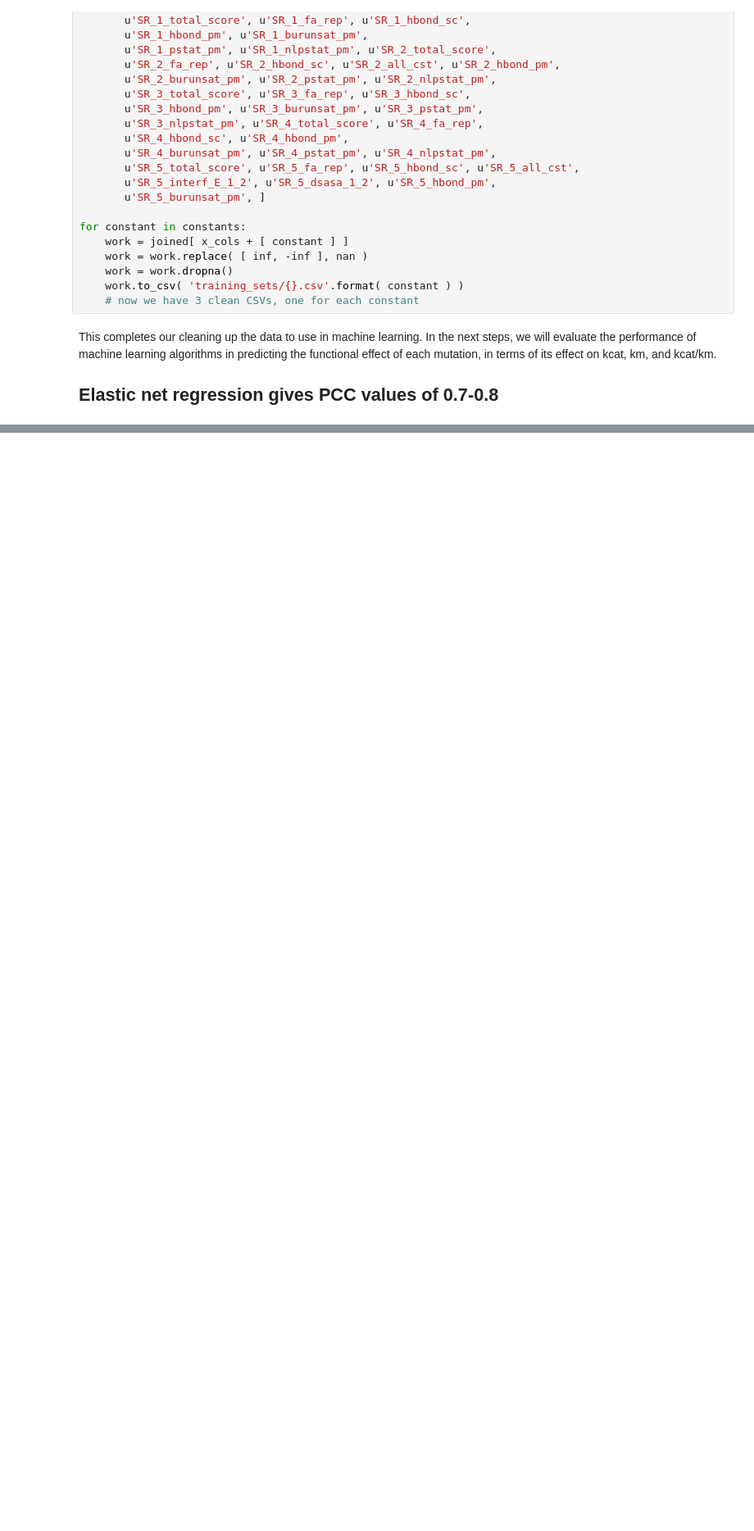
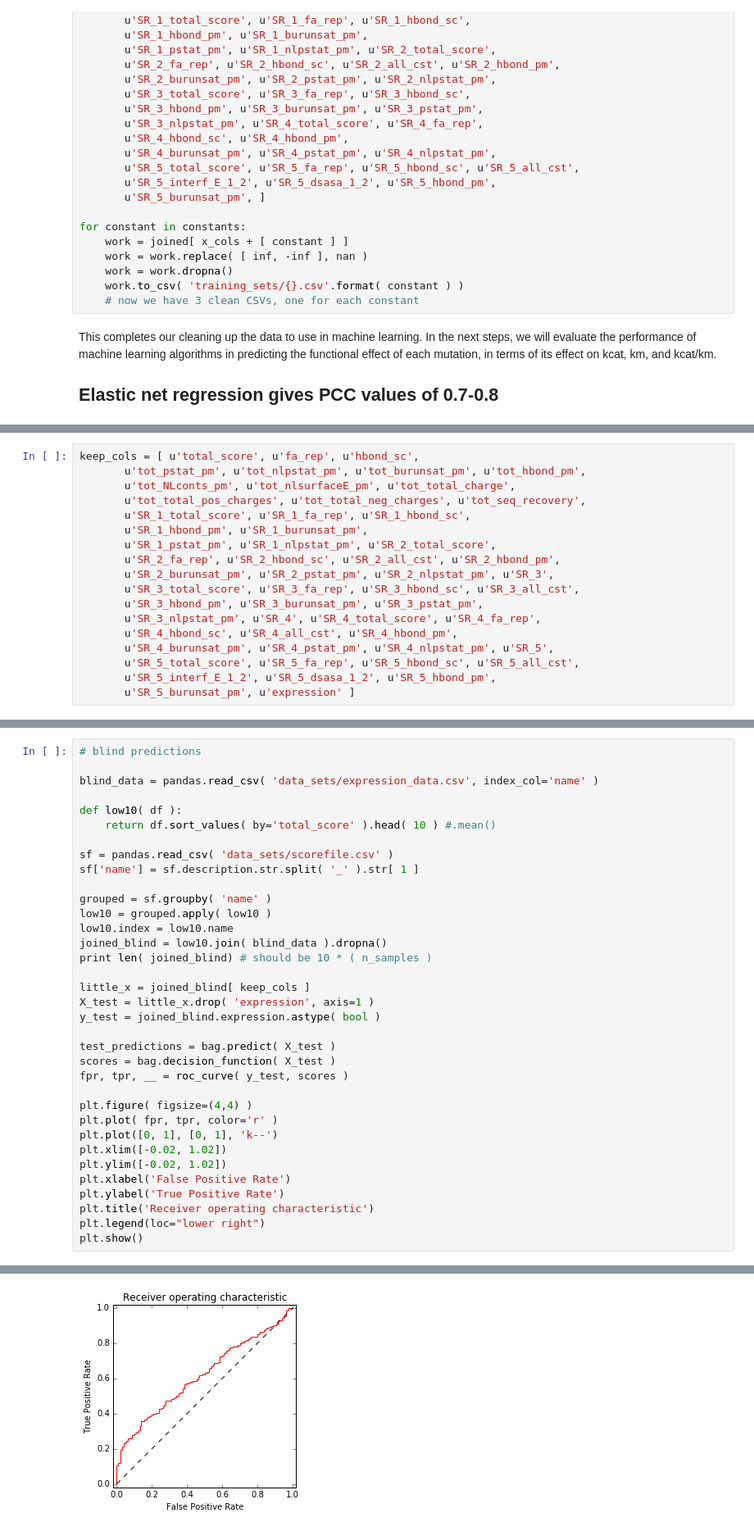
Before and after one commit to dacarlin/bagel-benchmark, a Jupyter notebook: Untitled.ipynb, the cells around one changed output, grey strips where cells are left out. Shown at 82% size. Drawn from its saved outputs; the diff is of its cells as text; blank space fills up the shorter version.

```diff
--- a/Untitled.ipynb
+++ b/Untitled.ipynb
@@ -185,0 +164,18 @@ PCC=0.74
+# %%
+keep_cols = [ u'total_score', u'fa_rep', u'hbond_sc',
+       u'tot_pstat_pm', u'tot_nlpstat_pm', u'tot_burunsat_pm', u'tot_hbond_pm',
+       u'tot_NLconts_pm', u'tot_nlsurfaceE_pm', u'tot_total_charge',
+       u'tot_total_pos_charges', u'tot_total_neg_charges', u'tot_seq_recovery',
+       u'SR_1_total_score', u'SR_1_fa_rep', u'SR_1_hbond_sc',
+       u'SR_1_hbond_pm', u'SR_1_burunsat_pm',
+       u'SR_1_pstat_pm', u'SR_1_nlpstat_pm', u'SR_2_total_score',
+       u'SR_2_fa_rep', u'SR_2_hbond_sc', u'SR_2_all_cst', u'SR_2_hbond_pm',
+       u'SR_2_burunsat_pm', u'SR_2_pstat_pm', u'SR_2_nlpstat_pm', u'SR_3',
+       u'SR_3_total_score', u'SR_3_fa_rep', u'SR_3_hbond_sc', u'SR_3_all_cst',
+       u'SR_3_hbond_pm', u'SR_3_burunsat_pm', u'SR_3_pstat_pm',
+       u'SR_3_nlpstat_pm', u'SR_4', u'SR_4_total_score', u'SR_4_fa_rep',
+       u'SR_4_hbond_sc', u'SR_4_all_cst', u'SR_4_hbond_pm',
+       u'SR_4_burunsat_pm', u'SR_4_pstat_pm', u'SR_4_nlpstat_pm', u'SR_5',
+       u'SR_5_total_score', u'SR_5_fa_rep', u'SR_5_hbond_sc', u'SR_5_all_cst',
+       u'SR_5_interf_E_1_2', u'SR_5_dsasa_1_2', u'SR_5_hbond_pm',
+       u'SR_5_burunsat_pm', u'expression' ]
@@ -185,0 +227,36 @@ PCC=0.74
+# %%
+# blind predictions
+
+blind_data = pandas.read_csv( 'data_sets/expression_data.csv', index_col='name' )
+
+def low10( df ):
+    return df.sort_values( by='total_score' ).head( 10 ) #.mean()
+
+sf = pandas.read_csv( 'data_sets/scorefile.csv' )
+sf['name'] = sf.description.str.split( '_' ).str[ 1 ]
+
+grouped = sf.groupby( 'name' )
+low10 = grouped.apply( low10 )
+low10.index = low10.name
+joined_blind = low10.join( blind_data ).dropna()
+print len( joined_blind) # should be 10 * ( n_samples )
+
+little_x = joined_blind[ keep_cols ]
+X_test = little_x.drop( 'expression', axis=1 )
+y_test = joined_blind.expression.astype( bool )
+
+test_predictions = bag.predict( X_test )
+scores = bag.decision_function( X_test )
+fpr, tpr, __ = roc_curve( y_test, scores )
+
+plt.figure( figsize=(4,4) )
+plt.plot( fpr, tpr, color='r' )
+plt.plot([0, 1], [0, 1], 'k--')
+plt.xlim([-0.02, 1.02])
+plt.ylim([-0.02, 1.02])
+plt.xlabel('False Positive Rate')
+plt.ylabel('True Positive Rate')
+plt.title('Receiver operating characteristic')
+plt.legend(loc="lower right")
+plt.show()
+# %% [output]
@@ -185,0 +264 @@ PCC=0.74
+[figure, added]
```
Also changed, not shown: parts of 14 cells of this notebook.
